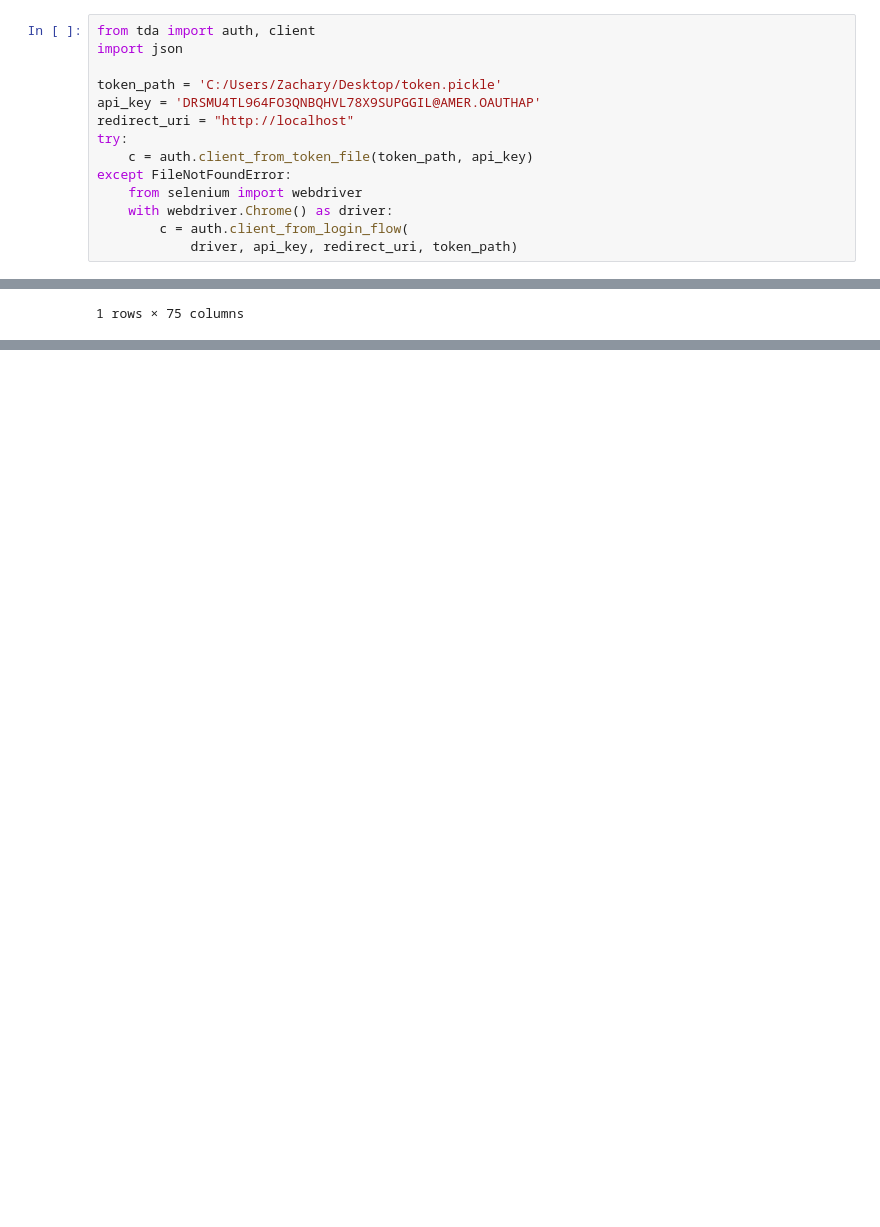
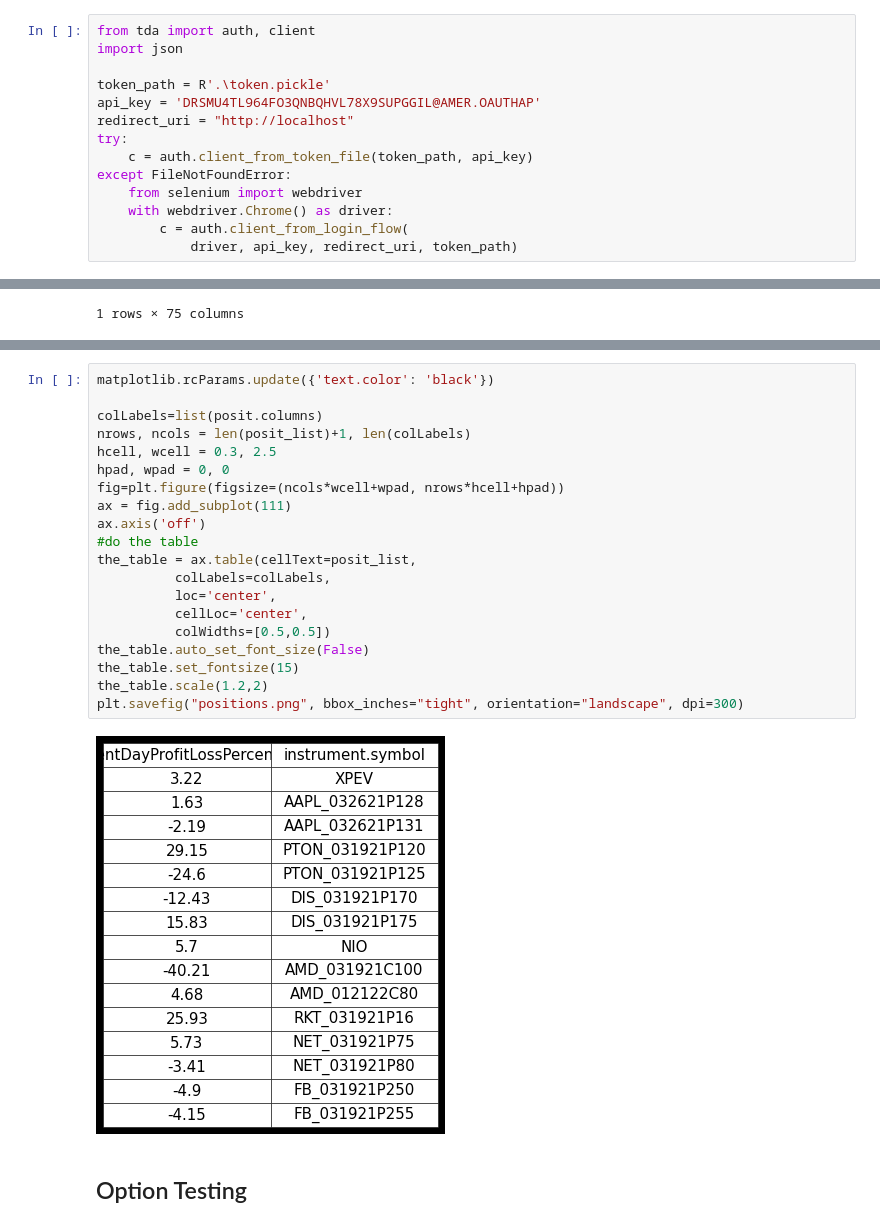
Before and after one commit to zachlim98/BeatingEnDUS, a Jupyter notebook: Account Tracking/tdaAPI2/DailyEmail.ipynb, the cells around one changed output, grey strips where cells are left out. Cells and saved outputs as stored; diff of their text form; blank space fills up the shorter version.

```diff
--- a/Account Tracking/tdaAPI2/DailyEmail.ipynb
+++ b/Account Tracking/tdaAPI2/DailyEmail.ipynb
@@ -2,7 +2,7 @@
 from tda import auth, client
 import json
 
-token_path = 'C:/Users/Zachary/Desktop/token.pickle'
+token_path = R'.\token.pickle'
 api_key = 'DRSMU4TL964FO3QNBQHVL78X9SUPGGIL@AMER.OAUTHAP'
 redirect_uri = "http://localhost"
 try:
@@ -101,0 +87,24 @@ c.exerciceProbability
+# %%
+matplotlib.rcParams.update({'text.color': 'black'})
+
+colLabels=list(posit.columns)
+nrows, ncols = len(posit_list)+1, len(colLabels)
+hcell, wcell = 0.3, 2.5
+hpad, wpad = 0, 0
+fig=plt.figure(figsize=(ncols*wcell+wpad, nrows*hcell+hpad))
+ax = fig.add_subplot(111)
+ax.axis('off')
+#do the table
+the_table = ax.table(cellText=posit_list,
+          colLabels=colLabels,
+          loc='center',
+          cellLoc='center',
+          colWidths=[0.5,0.5])
+the_table.auto_set_font_size(False)
+the_table.set_fontsize(15)
+the_table.scale(1.2,2)
+plt.savefig("positions.png", bbox_inches="tight", orientation="landscape", dpi=300)
+# %% [output]
+[figure, added]
+# %% [markdown]
+## Option Testing
```
Also changed, not shown: parts of 70 cells of this notebook, 12 other files.
